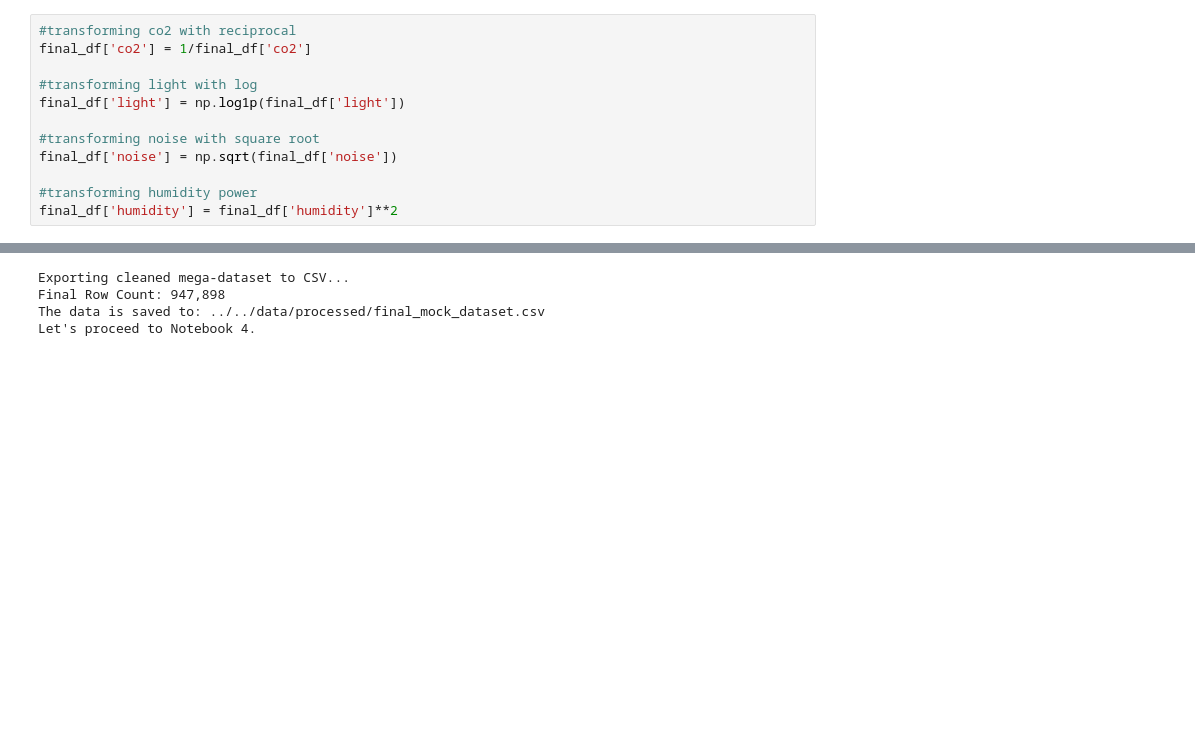
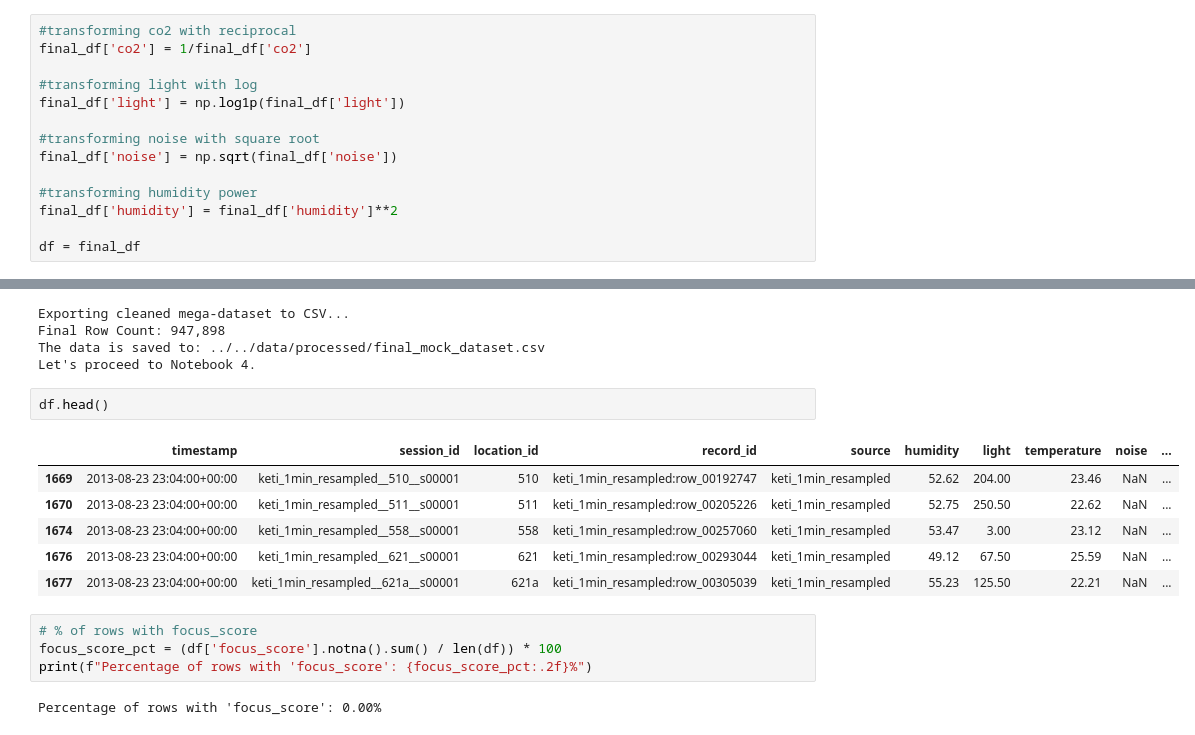
Before and after one commit to SEP4Real/SEP4, a Jupyter notebook: MAL/notebooks/data_related/3_unified_dataset_analysis.ipynb.ipynb, the cells around one changed output, grey strips where cells are left out. Drawn from its saved outputs; the diff is of its cells as text; blank space fills up the shorter version.

```diff
--- a/MAL/notebooks/data_related/3_unified_dataset_analysis.ipynb.ipynb
+++ b/MAL/notebooks/data_related/3_unified_dataset_analysis.ipynb.ipynb
@@ -771,6 +771,8 @@ final_df['noise'] = np.sqrt(final_df['noise'])
 
 #transforming humidity power
 final_df['humidity'] = final_df['humidity']**2
+
+df = final_df
 # %%
 plt.figure(figsize=(12, 6))
 
@@ -841,3 +843,18 @@ Exporting cleaned mega-dataset to CSV...
 Final Row Count: 947,898
 The data is saved to: ../../data/processed/final_mock_dataset.csv
 Let's proceed to Notebook 4.
+# %%
+df.head()
+# %% [output]
+|  | timestamp | session_id | location_id | record_id | source | humidity | light | temperature | noise | ... |
+| 1669 | 2013-08-23 23:04:00+00:00 | keti_1min_resampled__510__s00001 | 510 | keti_1min_resampled:row_00192747 | keti_1min_resampled | 52.62 | 204.00 | 23.46 | NaN | ... |
+| 1670 | 2013-08-23 23:04:00+00:00 | keti_1min_resampled__511__s00001 | 511 | keti_1min_resampled:row_00205226 | keti_1min_resampled | 52.75 | 250.50 | 22.62 | NaN | ... |
+| 1674 | 2013-08-23 23:04:00+00:00 | keti_1min_resampled__558__s00001 | 558 | keti_1min_resampled:row_00257060 | keti_1min_resampled | 53.47 | 3.00 | 23.12 | NaN | ... |
+| 1676 | 2013-08-23 23:04:00+00:00 | keti_1min_resampled__621__s00001 | 621 | keti_1min_resampled:row_00293044 | keti_1min_resampled | 49.12 | 67.50 | 25.59 | NaN | ... |
+| 1677 | 2013-08-23 23:04:00+00:00 | keti_1min_resampled__621a__s00001 | 621a | keti_1min_resampled:row_00305039 | keti_1min_resampled | 55.23 | 125.50 | 22.21 | NaN | ... |
+# %%
+# % of rows with focus_score
+focus_score_pct = (df['focus_score'].notna().sum() / len(df)) * 100
+print(f"Percentage of rows with 'focus_score': {focus_score_pct:.2f}%")
+# %% [output]
+Percentage of rows with 'focus_score': 0.00%
```
Also changed, not shown: parts of 4 cells of this notebook, 13 other files.
